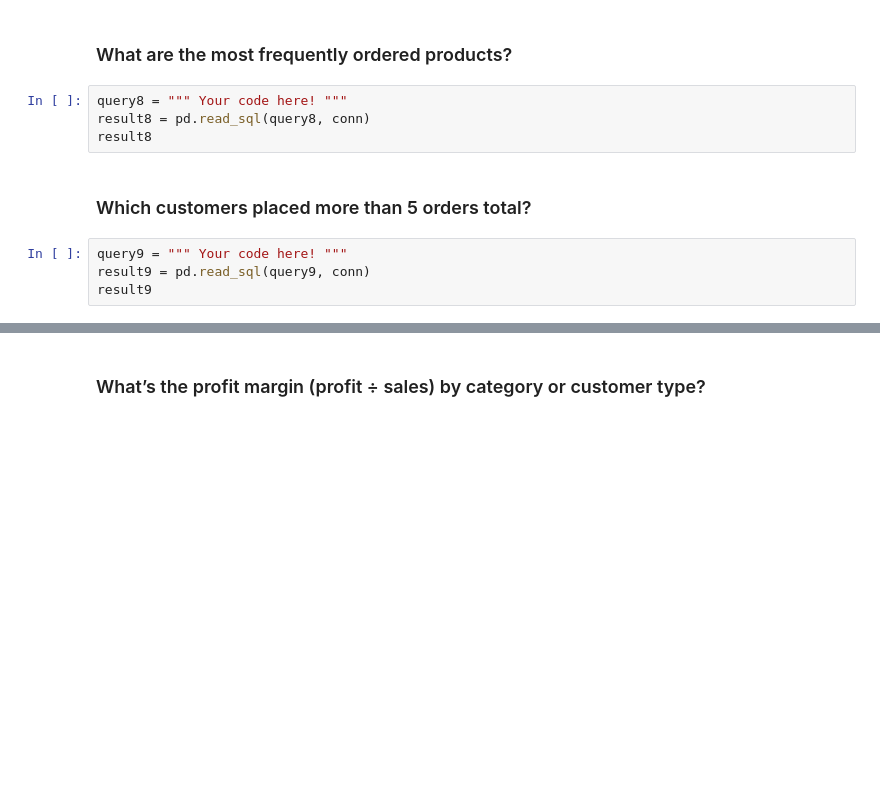
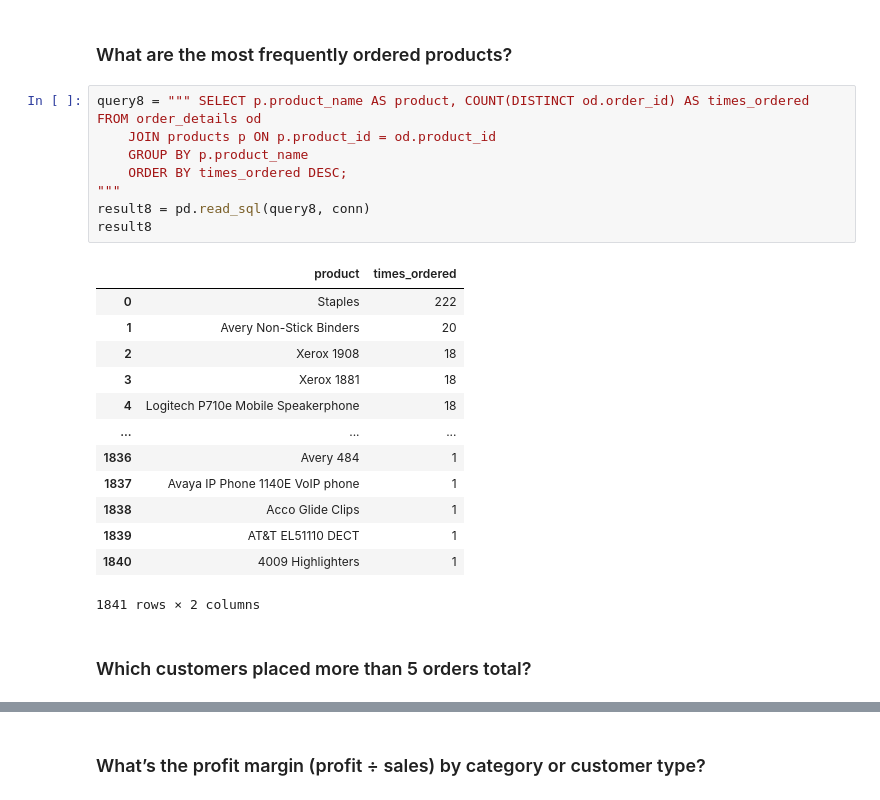
Before and after one commit to miramontron/DA_M3_W4_Workflow, a Jupyter notebook: notebooks/superstore_sales_workflow.ipynb, the cells around one changed output, grey strips where cells are left out. Saved outputs shown, nothing was run; the diff lists cells and outputs as text; blank space fills up the shorter version.

```diff
--- a/notebooks/superstore_sales_workflow.ipynb
+++ b/notebooks/superstore_sales_workflow.ipynb
@@ -289,12 +310,26 @@ result7
 # %% [markdown]
 ### What are the most frequently ordered products?
-# %%
-query8 = """ Your code here! """
-result8 = pd.read_sql(query8, conn)
-result8
+# %%
+query8 = """ SELECT p.product_name AS product, COUNT(DISTINCT od.order_id) AS times_ordered FROM order_details od
+    JOIN products p ON p.product_id = od.product_id
+    GROUP BY p.product_name
+    ORDER BY times_ordered DESC;
+"""
+result8 = pd.read_sql(query8, conn)
+result8
+# %% [output]
+|  | product | times_ordered |
+| 0 | Staples | 222 |
+| 1 | Avery Non-Stick Binders | 20 |
+| 2 | Xerox 1908 | 18 |
+| 3 | Xerox 1881 | 18 |
+| 4 | Logitech P710e Mobile Speakerphone | 18 |
+| ... | ... | ... |
+| 1836 | Avery 484 | 1 |
+| 1837 | Avaya IP Phone 1140E VoIP phone | 1 |
+| 1838 | Acco Glide Clips | 1 |
+| 1839 | AT&T EL51110 DECT | 1 |
+| 1840 | 4009 Highlighters | 1 |
+1841 rows × 2 columns
 # %% [markdown]
 ### Which customers placed more than 5 orders total?
-# %%
-query9 = """ Your code here! """
-result9 = pd.read_sql(query9, conn)
-result9
```
Also changed, not shown: parts of 8 cells of this notebook.
